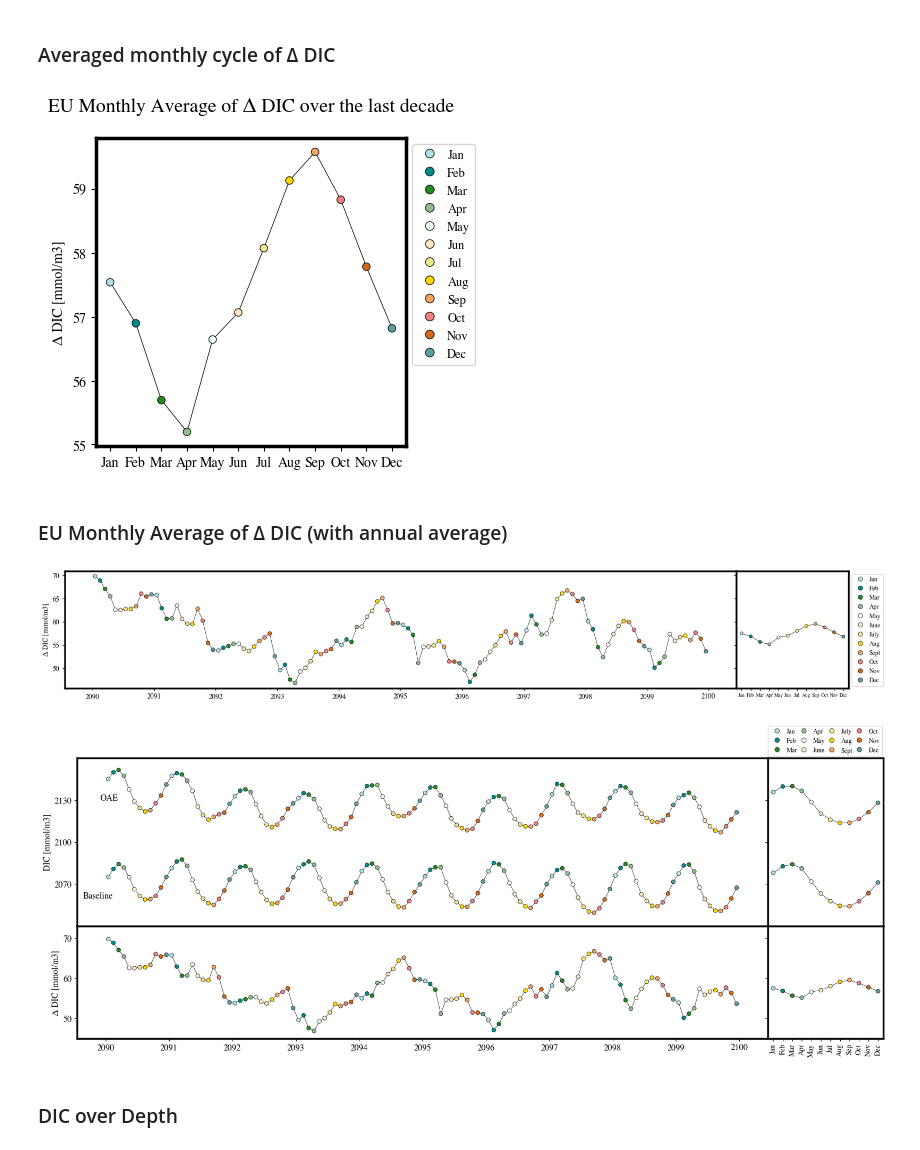
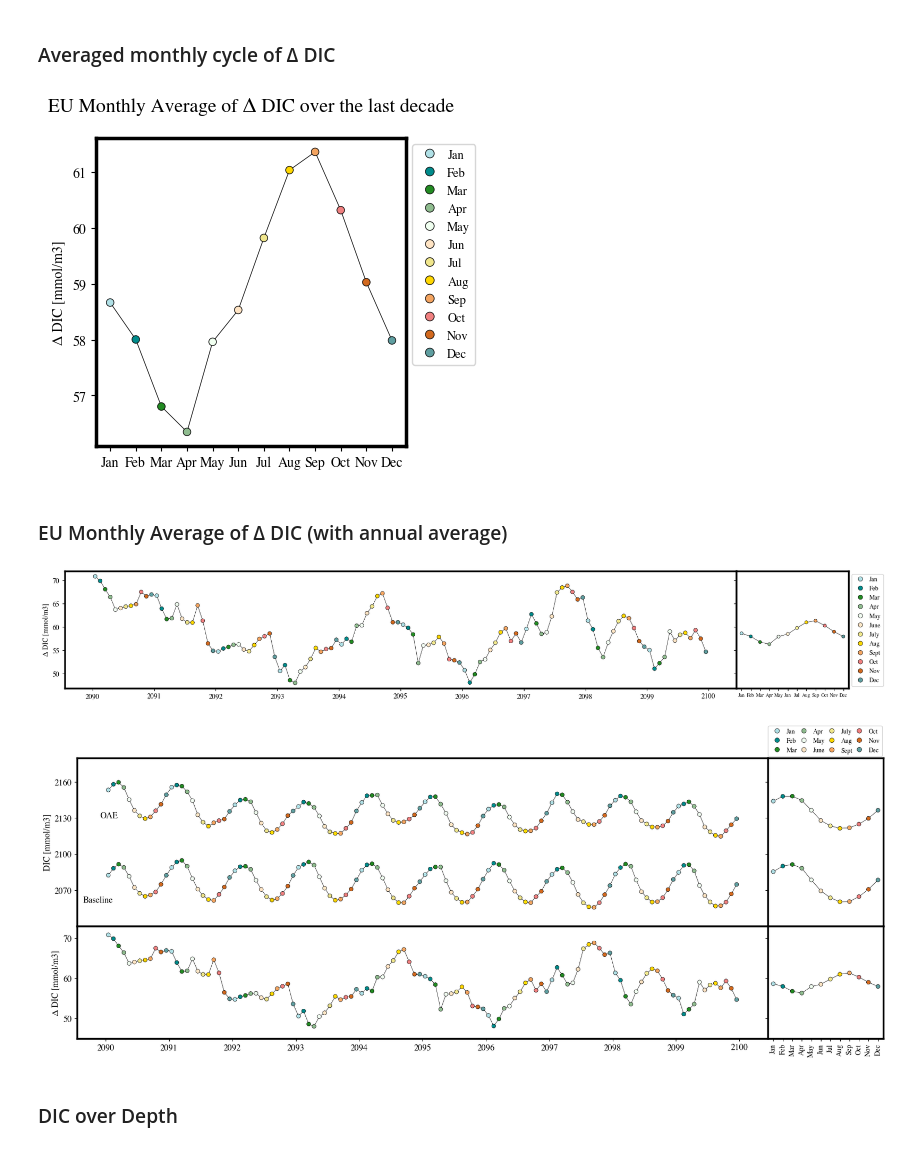
Before and after one commit to chiaraciscato/MScThesis, a Jupyter notebook: SSP1_2.6/DIC/croppedDIC_Comparison_2.6.ipynb, the cells around one changed output. Cells and saved outputs as stored; diff of their text form; code cells hidden in the pictures.

```diff
--- a/SSP1_2.6/DIC/croppedDIC_Comparison_2.6.ipynb
+++ b/SSP1_2.6/DIC/croppedDIC_Comparison_2.6.ipynb
@@ -36,9 +36,9 @@ plt.style.use('seaborn-pastel')
 isns.set_context(mode="notebook", fontfamily="Times")
 sns.set_context(font_scale=0.8)
 # %%
-data_baseline = xr.open_dataset('/Users/chiaraciscato/Desktop/geomar/Cropped_DataTransfer/SSP1_2.6/DIC/DIC_baseline_2.6_weighted.nc', decode_times=True).sel(deptht=slice(0, 150))
+data_baseline = xr.open_dataset('/Users/chiaraciscato/Desktop/geomar/Cropped_DataTransfer/SSP1_2.6/DIC/DIC_baseline_2.6_weighted.nc', decode_times=True).sel(deptht=slice(0, 50))
 # %%
-data_oae = xr.open_dataset('/Users/chiaraciscato/Desktop/geomar/Cropped_DataTransfer/SSP1_2.6/DIC/DIC_oae_2.6_weighted.nc', decode_times=True).sel(deptht=slice(0, 150))
+data_oae = xr.open_dataset('/Users/chiaraciscato/Desktop/geomar/Cropped_DataTransfer/SSP1_2.6/DIC/DIC_oae_2.6_weighted.nc', decode_times=True).sel(deptht=slice(0, 50))
 # %% [markdown]
 ### EU Average of DIC
 # %%
@@ -604,7 +600,7 @@ ax.set_title("EU Monthly Average of Δ DIC over the last decade", fontname="Time
 
 pass
 # %% [output]
-[figure, old version]
+[figure, new version]
 # %% [markdown]
 ### EU Monthly Average of Δ DIC (with annual average)
 # %%
@@ -630,7 +626,7 @@ ax2.tick_params(axis='x', which='major', labelsize=7)
 
 pass
 # %% [output]
-[figure, old version]
+[figure, new version]
 # %%
 f, ((ax, ax2), (ax3, ax4)) = plt.subplots(2,2, figsize=(20, 7), gridspec_kw={'width_ratios': [6, 1], 'height_ratios': [3, 2]}, sharey='row')
 plt.subplots_adjust(wspace=0, hspace=0)
@@ -653,35 +649,35 @@ ax2.plot(mean_baseline.dic, '-', color="black", linewidth=0.5, zorder=1)
 ax2.scatter(mean_baseline.time_counter, mean_baseline.dic, color=mean_baseline.time_counter.map(lambda x: colors_time[x]), edgecolors='black',  linewidth=0.5, s=30)
 
 ax2.plot(mean_oae.dic, '-', color="black", linewidth=0.5, zorder=1)
 ax2.scatter(mean_oae.time_counter, mean_oae.dic, color=mean_oae.time_counter.map(lambda x: colors_time[x]), edgecolors='black',  linewidth=0.5, s=30)
 
 ax2.tick_params(axis='x', which='major', labelsize=8)
 ax2.tick_params(axis='y', which='major', labelsize=12)
 
 ax3.plot_date(delta_dic.index, delta_dic.dic, '-', label='Baseline', color="black", linewidth=0.5, zorder=0.8)
 ax3.scatter(delta_dic.index, delta_dic.dic, color=delta_dic.Month.map(lambda x: colors_month[x]), marker='o', edgecolors='black', linewidth=0.5, s=30)
 
 ax3.tick_params(axis='both', which='major', labelsize=12)
 ax3.yaxis.get_offset_text().set_fontsize(12)
 ax3.set_ylabel('Δ DIC [mmol/m3]', fontsize=12)
 
 ax4.plot(delta_dic_mean.dic, '-', color="black", linewidth=0.5, zorder=1)
 ax4.scatter(delta_dic_mean.time_counter, delta_dic_mean.dic, color=delta_dic_mean.time_counter.map(lambda x: colors_time[x]), edgecolors='black',  linewidth=0.5, s=30)
 
 ax4.tick_params(axis='x', which='major', labelsize=10, rotation=90)
 ax4.tick_params(axis='y', which='major', labelsize=12)
 
-start, end = ax.set_ylim(2040, 2160)
+start, end = ax.set_ylim(2040, 2180)
 ax.yaxis.set_ticks(np.arange(start+30, end, 30))
 
 start3, end3 = ax3.set_ylim(45, 73)
 ax3.yaxis.set_ticks(np.arange(start3+5, end3, 10))
 
 plt.savefig('/Users/chiaraciscato/Desktop/geomar/geomarcode/SSP1_2.6/DIC/figs/EUDIC_monthly_mean.png')
 
 pass
 # %% [output]
-[figure, old version]
+[figure, new version]
 # %% [markdown]
 ### DIC over Depth
 # %%
```
Also changed, not shown: parts of 30 cells of this notebook, 27 other files.
